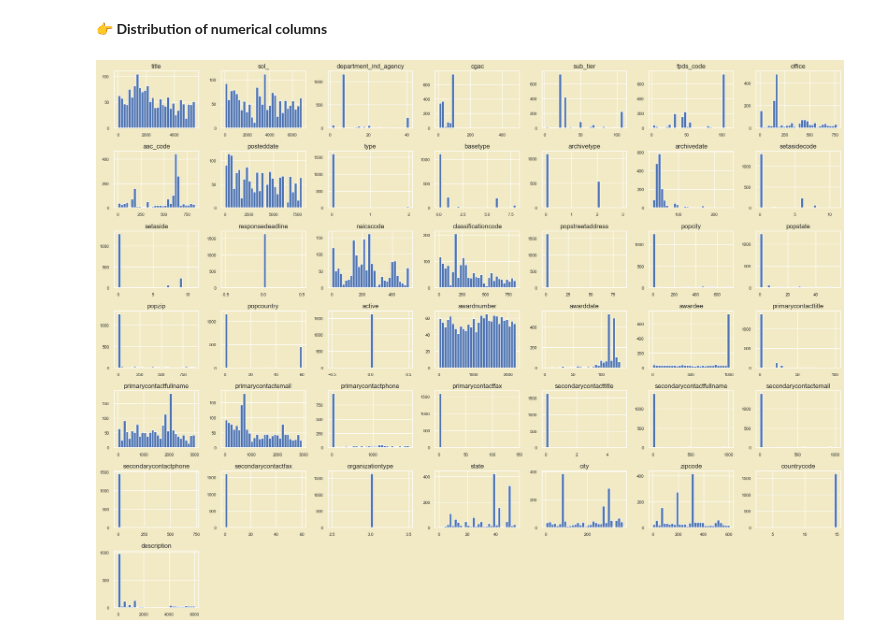
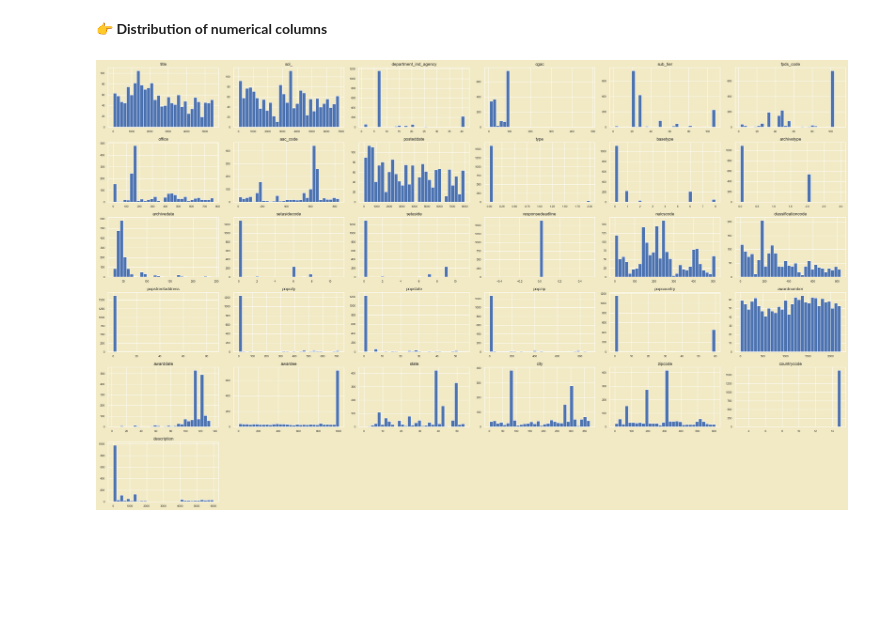
Before and after one commit to LNshuti/usgov-contracts-rag, a Jupyter notebook: src/notebooks/ml_usgov_contracts_ecommendation.ipynb, the cells around one changed output. Saved outputs shown, nothing was run; the diff lists cells and outputs as text; code cells hidden in the pictures; blank space fills up the shorter version.

```diff
--- a/src/notebooks/ml_usgov_contracts_ecommendation.ipynb
+++ b/src/notebooks/ml_usgov_contracts_ecommendation.ipynb
@@ -31,6 +31,6 @@ warnings.filterwarnings("ignore")
 df = pl.read_csv('../data/fy2022_archived_opportunities.csv', encoding='latin-1')
 
 # Get the first 85000 rows
-df = df.tail(8000)
+df = df.tail(85000)
 df
 # %% [output]
@@ -116,14 +116,11 @@ shape: (47, 3)
 └───────────────────────┴───────────────┴────────────────┘
 # %%
 # List of categorical columns
-categorical_cols = ['title', 'sol_', 'department_ind_agency', 'sub_tier', 'fpds_code', 'office', 'aac_code',
-                    'posteddate', 'type', 'basetype', 'archivetype', 'archivedate', 'setasidecode', 'setaside',
-                    'responsedeadline', 'naicscode', 'classificationcode', 'popstreetaddress', 'popcity',
-                    'popstate', 'popzip', 'popcountry', 'active', 'awardnumber', 'awarddate', 'awardee',
-                    'primarycontacttitle', 'primarycontactfullname', 'primarycontactemail', 'primarycontactphone',
-                    'primarycontactfax', 'secondarycontacttitle', 'secondarycontactfullname', 'secondarycontactemail',
-                    'secondarycontactphone', 'secondarycontactfax', 'organizationtype', 'state', 'city', 'zipcode',
-                    'countrycode', 'description']
+categorical_cols = ['title', 'sol_', 'department_ind_agency', 'sub_tier', 'fpds_code', 'office',
+                     'aac_code', 'posteddate', 'type', 'basetype', 'archivetype', 'archivedate',
+                     'setasidecode', 'setaside', 'responsedeadline', 'naicscode', 'classificationcode',
+                     'popstreetaddress', 'popcity', 'popstate', 'popzip', 'popcountry', 'awardnumber',
+                     'awarddate', 'awardee', 'state', 'city', 'zipcode', 'countrycode', 'description']
 
 # Convert all categorical columns to strings
 df2022 = df2022.with_columns([pl.col(col).cast(pl.Utf8) for col in categorical_cols])
@@ -415,10 +412,10 @@ for col in object_columns:
     if X_train[col].astype(str).str.contains('\$').any():
         X_train[col] = X_train[col].str.replace(r'[\$,]', '', regex=True).astype(float)
         X_test[col] = X_test[col].str.replace(r'[\$,]', '', regex=True).astype(float)
-    else:
-        # Drop non-numeric columns without '$'
-        X_train = X_train.drop(columns=col)
-        X_test = X_test.drop(columns=col)
+
+# Drop non-numeric columns without '$'
+X_train = X_train.select_dtypes(include=[np.number])
+X_test = X_test[X_train.columns]
 
 # Ensure X_train and X_test have the same columns
 X_test = X_test[X_train.columns]
@@ -604,11 +583,11 @@ To gain further insights into the data, we used the `describe()` method to gener
 # %%
 sns.set_style('darkgrid')
 sns.set(rc={"axes.facecolor":"#F2EAC5","figure.facecolor":"#F2EAC5"})
-X_train.hist(figsize=(20,15), bins=30, xlabelsize=8, ylabelsize=8)
+X_train.hist(figsize=(30,18), bins=30, xlabelsize=8, ylabelsize=8)
 plt.tight_layout()
 plt.show()
 # %% [output]
-[figure, old version]
+[figure, new version]
 # %%
 # Set Seaborn style
 sns.set_style('darkgrid')
```
Also changed, not shown: parts of 28 cells of this notebook.
